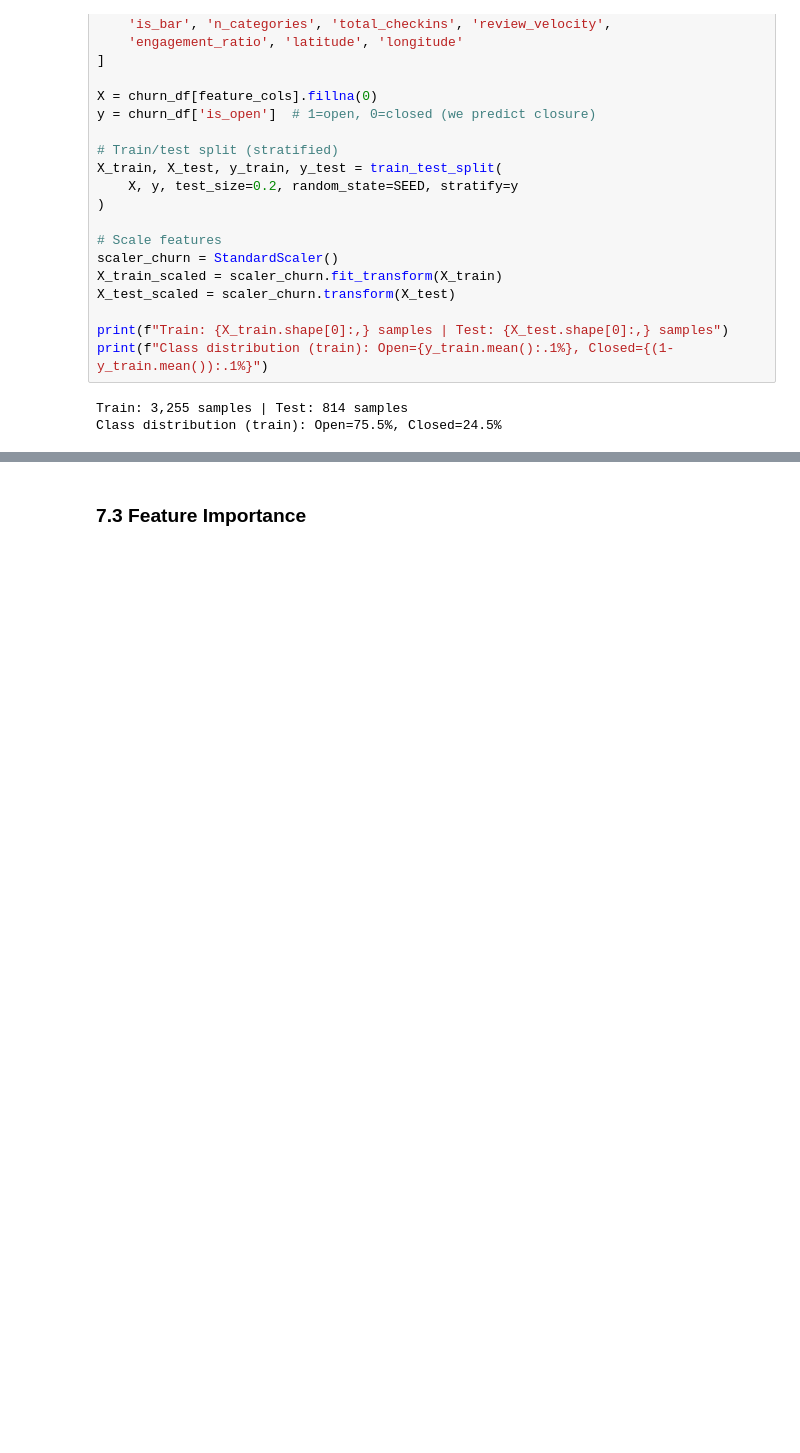
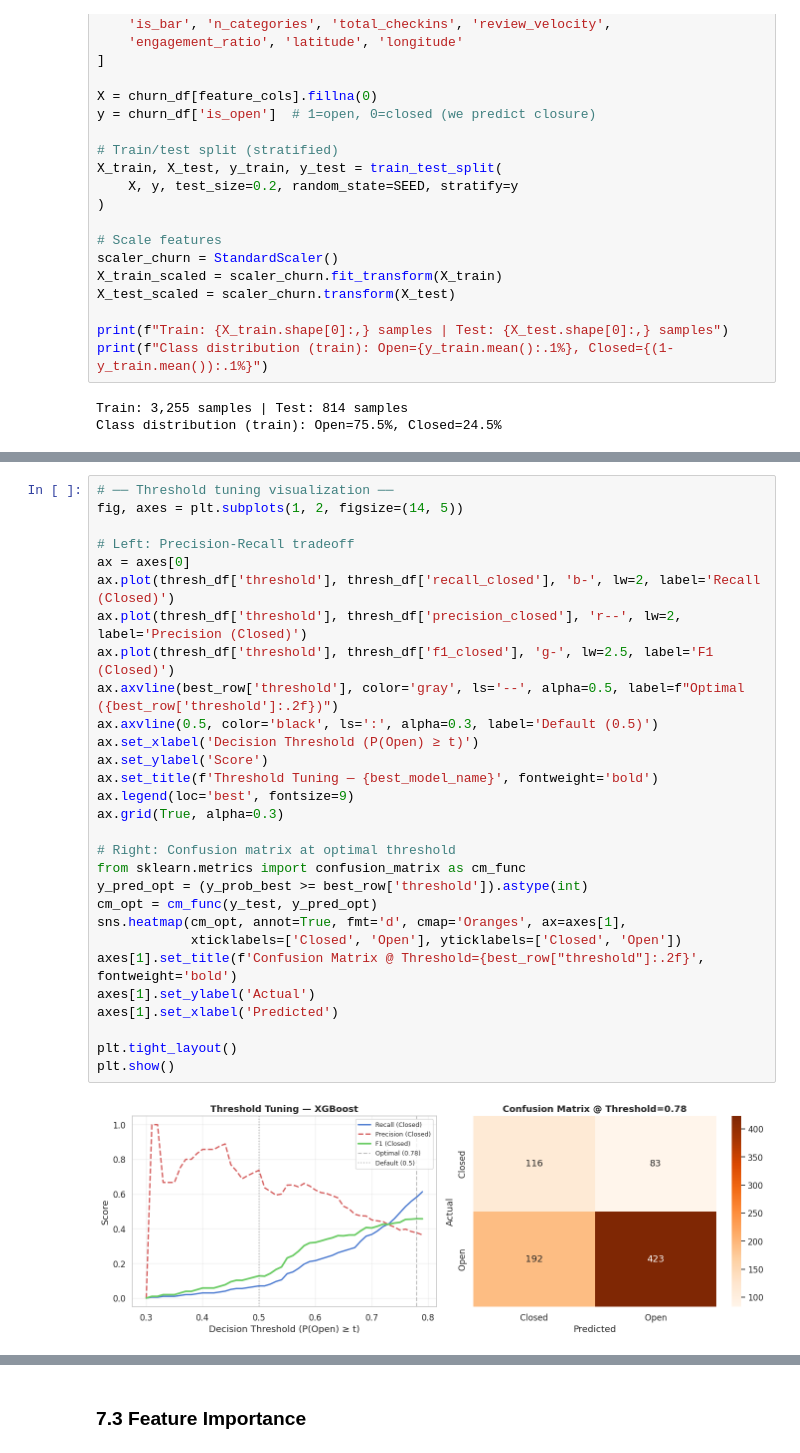
Before and after one commit to DanielRegaladoUMiami/MAS651-Final-Project, a Jupyter notebook: MAS651_Final_Project_Yelp.ipynb, the cells around one changed output, grey strips where cells are left out. Saved outputs shown, nothing was run; the diff lists cells and outputs as text; blank space fills up the shorter version.

```diff
--- a/MAS651_Final_Project_Yelp.ipynb
+++ b/MAS651_Final_Project_Yelp.ipynb
@@ -2352,0 +1958,31 @@ This demonstrates how NLP can complement structured features in business analyti
+# %%
+# ── Threshold tuning visualization ──
+fig, axes = plt.subplots(1, 2, figsize=(14, 5))
+
+# Left: Precision-Recall tradeoff
+ax = axes[0]
+ax.plot(thresh_df['threshold'], thresh_df['recall_closed'], 'b-', lw=2, label='Recall (Closed)')
+ax.plot(thresh_df['threshold'], thresh_df['precision_closed'], 'r--', lw=2, label='Precision (Closed)')
+ax.plot(thresh_df['threshold'], thresh_df['f1_closed'], 'g-', lw=2.5, label='F1 (Closed)')
+ax.axvline(best_row['threshold'], color='gray', ls='--', alpha=0.5, label=f"Optimal ({best_row['threshold']:.2f})")
+ax.axvline(0.5, color='black', ls=':', alpha=0.3, label='Default (0.5)')
+ax.set_xlabel('Decision Threshold (P(Open) ≥ t)')
+ax.set_ylabel('Score')
+ax.set_title(f'Threshold Tuning — {best_model_name}', fontweight='bold')
+ax.legend(loc='best', fontsize=9)
+ax.grid(True, alpha=0.3)
+
+# Right: Confusion matrix at optimal threshold
+from sklearn.metrics import confusion_matrix as cm_func
+y_pred_opt = (y_prob_best >= best_row['threshold']).astype(int)
+cm_opt = cm_func(y_test, y_pred_opt)
+sns.heatmap(cm_opt, annot=True, fmt='d', cmap='Oranges', ax=axes[1],
+            xticklabels=['Closed', 'Open'], yticklabels=['Closed', 'Open'])
+axes[1].set_title(f'Confusion Matrix @ Threshold={best_row["threshold"]:.2f}', fontweight='bold')
+axes[1].set_ylabel('Actual')
+axes[1].set_xlabel('Predicted')
+
+plt.tight_layout()
+plt.show()
+# %% [output]
+[figure, added]
```
Also changed, not shown: parts of 56 cells of this notebook, 1 other file.
